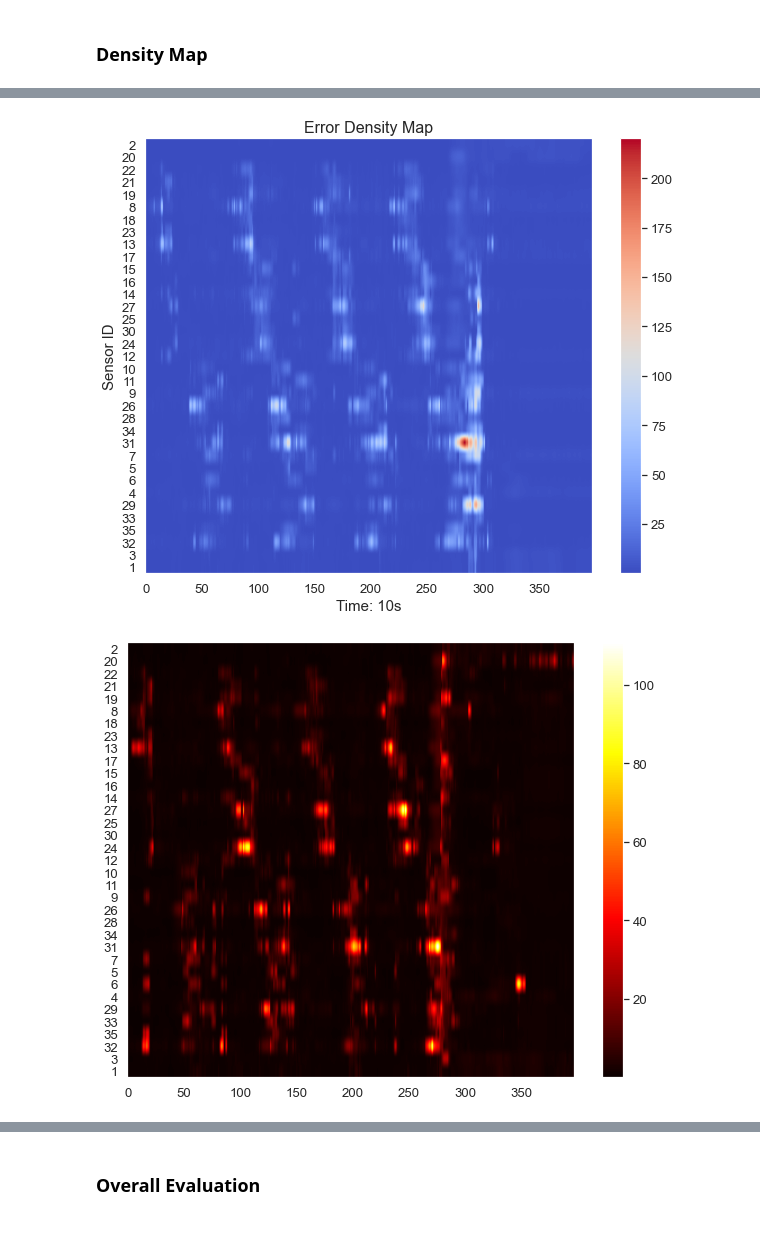
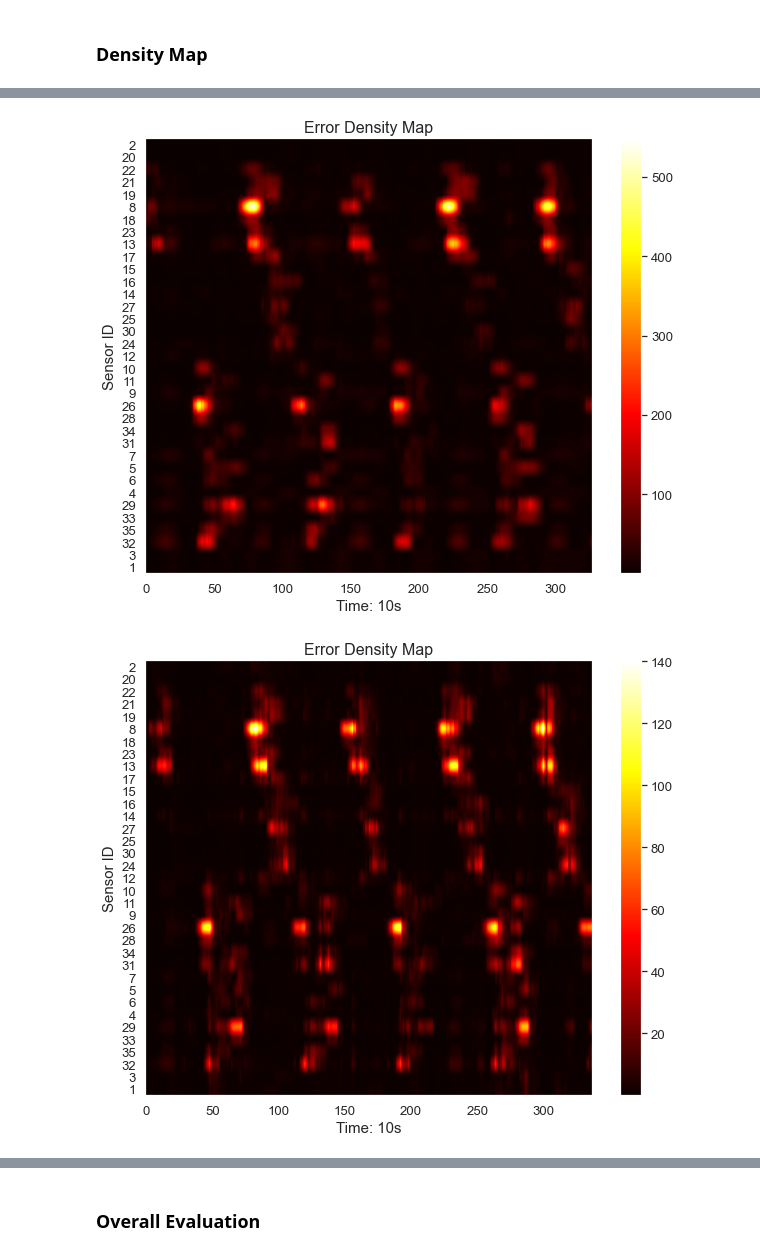
Before and after one commit to WaimenMak/Benchmarking-Crowd-Flow-Prediction, a Jupyter notebook: Scenario Processing.ipynb, the cells around one changed output, grey strips where cells are left out. Cells and saved outputs as stored; diff of their text form; code cells hidden in the pictures.

```diff
--- a/Scenario Processing.ipynb
+++ b/Scenario Processing.ipynb
@@ -269,7 +269,7 @@ if mode == "insample":
 else:
     data = load_dataset("./ood_dataset", batch_size=64, test_batch_size=64)
 
-vis_data = data_dict[test_sc[9]].astype("float64") # after sliding window
+vis_data = data_dict[test_sc[1]].astype("float64") # after sliding window
 source, target = sliding_win(vis_data)  # process data into continuous sample data
 for i in range(3): #3 feature num
     source[..., i] = data["scalers"][i].transform(source[..., i])  # input data
@@ -930,10 +830,10 @@ gamma[5,node,2], rmse[5,node,2], qt[5,node,2]
 # %%
-node = 31 - 1
+node = 2 - 1
 feature = 2
-step = 5
+step = 0
 end = target.shape[0]
 #l1:mae l2:rmse l3:quantile l4:weighted l5:weighted3 l6:dtw
 l1, l2, l3, l4, l5, l6 = plot_node_specific(vis_list, target, model_names,
-                                   step=step, node=node, feature=feature, rho=0.9, timespan=12, r=[0,end],
+                                   step=step, node=node, feature=feature, rho=0.9, timespan=3, r=[0,end],
                                    path="./fig", gamma=0.5, acd=270, mode=mode, avg=False, save=False)
 # %% [output]
@@ -1098,5 +985,7 @@ plot_time_series_distribution(vis_list, target, step=step, node=node, feature=fe
 # %%
-ax = sns.histplot(data = target[:, 0, :, 2].reshape(-1, 1), label=f'Ground Truth', bins=30)
-ax.axvline(x=np.quantile(target[:, 0, :, 2].reshape(-1, 1), q=0.9), color='g', linestyle='--', linewidth=1) #draw quantile line 0.1
+# ax = sns.histplot(data = target[:, 0, :, 2].reshape(-1, 1), label=f'Ground Truth', bins=30)
+ax = sns.histplot(data = target[:, 0, 18, 2].reshape(-1, 1), label=f'Ground Truth', bins=30)
+ax.axvline(x=np.quantile(target[:, 0, :, 2].reshape(-1, 1), q=0.9), color='b', linestyle='--', linewidth=1)
+ax.axvline(x=np.quantile(target[:, 0, 18, 2].reshape(-1, 1), q=0.9), color='g', linestyle='--', linewidth=1)
 # %% [output]
 <matplotlib.lines.Line2D at 0x...>
@@ -1191,7 +1080,7 @@ def visualize_timespan(target, predictions, mdl, rho, step, node,
 # %%
 # Error map, Density Map
 # The node and feat is not summed, z: [N, nodes, features]; preds: [N, nodes, features]
-def show_density_map(values, feature):
+def show_density_map(values, feature, save=False):
     """
     values: 3 dimension [N, node, features]
     """
@@ -1201,7 +1090,7 @@ def show_density_map(values, feature):
                     7 ,5, 6, 4, 29, 33, 35, 32, 3, 1]) - 1
     # L = ae_loss(Z[:,:,:,2], Z_hat[mdl][:,:,:,2])
     # Create a color map
-    cmap = plt.cm.get_cmap('coolwarm')
+    cmap = plt.cm.get_cmap('hot')
     fig, ax = plt.subplots(figsize=(10, 8))
     # Plot the heat map
     im = ax.imshow(values[..., pos, feature].T, cmap=cmap, aspect='auto') # two dimension, [N, pos]
@@ -1214,9 +1103,8 @@ def show_density_map(values, feature):
     ax.set_xlabel("Time: 10s", fontsize=15)
     ax.set_ylabel("Sensor ID", fontsize=15)
     ax.set_title("Error Density Map", fontsize=16)
-    plt.savefig(f"./fig/error_density_map_{feature}.pdf")
-    # Show the plot
-    # plt.show()
+    if save:
+        plt.savefig(f"./fig/error_density_map_{feature}.pdf")
 
 def nodes_correlations(data, adjacency, step=11, feature=2):
     """
@@ -1249,13 +1139,13 @@ show_density_map(np.sum(target, axis=1), feature=2) # average over 12 steps (2 m
 # %%
 # L = quantile_loss(target, vis_list[5], timesteps=12, rho=0.9) # sum over steps, L: [N, node, feature]
-L = rho_risk(target, vis_list[3], timespan=2, rho=0.9) # sum over steps, L: [N, node, feature]
-show_density_map(np.mean(L, axis=1), feature=2)
+L = rho_risk(vis_list[3], target, timespan=12, rho=0.9) # sum over steps, L: [N, node, feature]
+show_density_map(np.mean(L, axis=1), feature=2, save=True)
 # %% [output]
-[figure, old version]
+[figure, new version]
 # %%
-L = rho_risk(target, vis_list[2], timespan=2, rho=0.9) # sum over steps, L: [N, node, feature]
+L = rho_risk(vis_list[2], target, timespan=2, rho=0.9) # sum over steps, L: [N, node, feature]
 show_density_map(np.mean(L, axis=1), feature=2)
 # %% [output]
-[figure, old version]
+[figure, new version]
 # %%
 # L = np.mean(ae_loss(target, vis_list[3]), axis=1) # sum over steps, L: []
```
Also changed, not shown: parts of 34 cells of this notebook.
